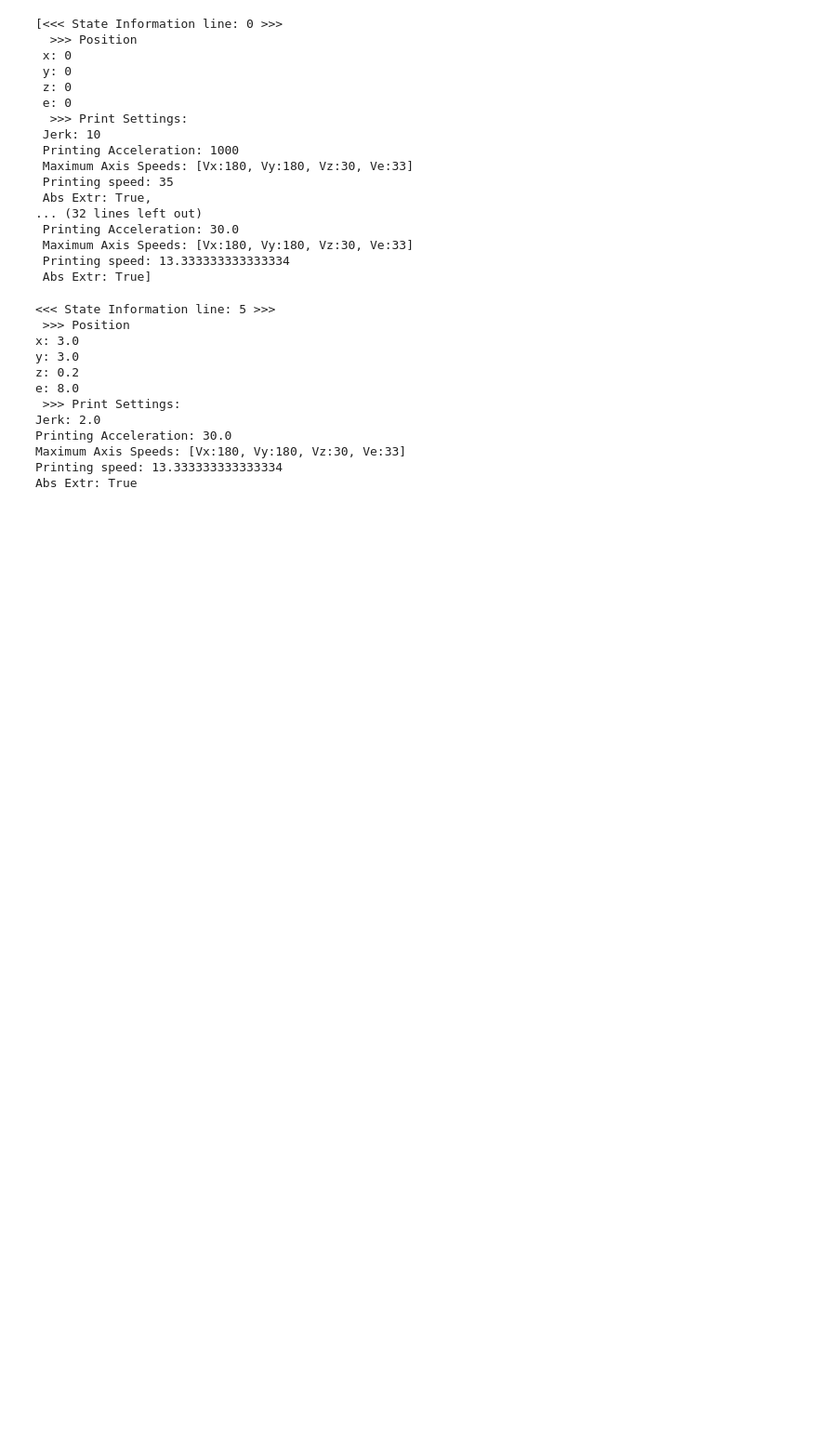
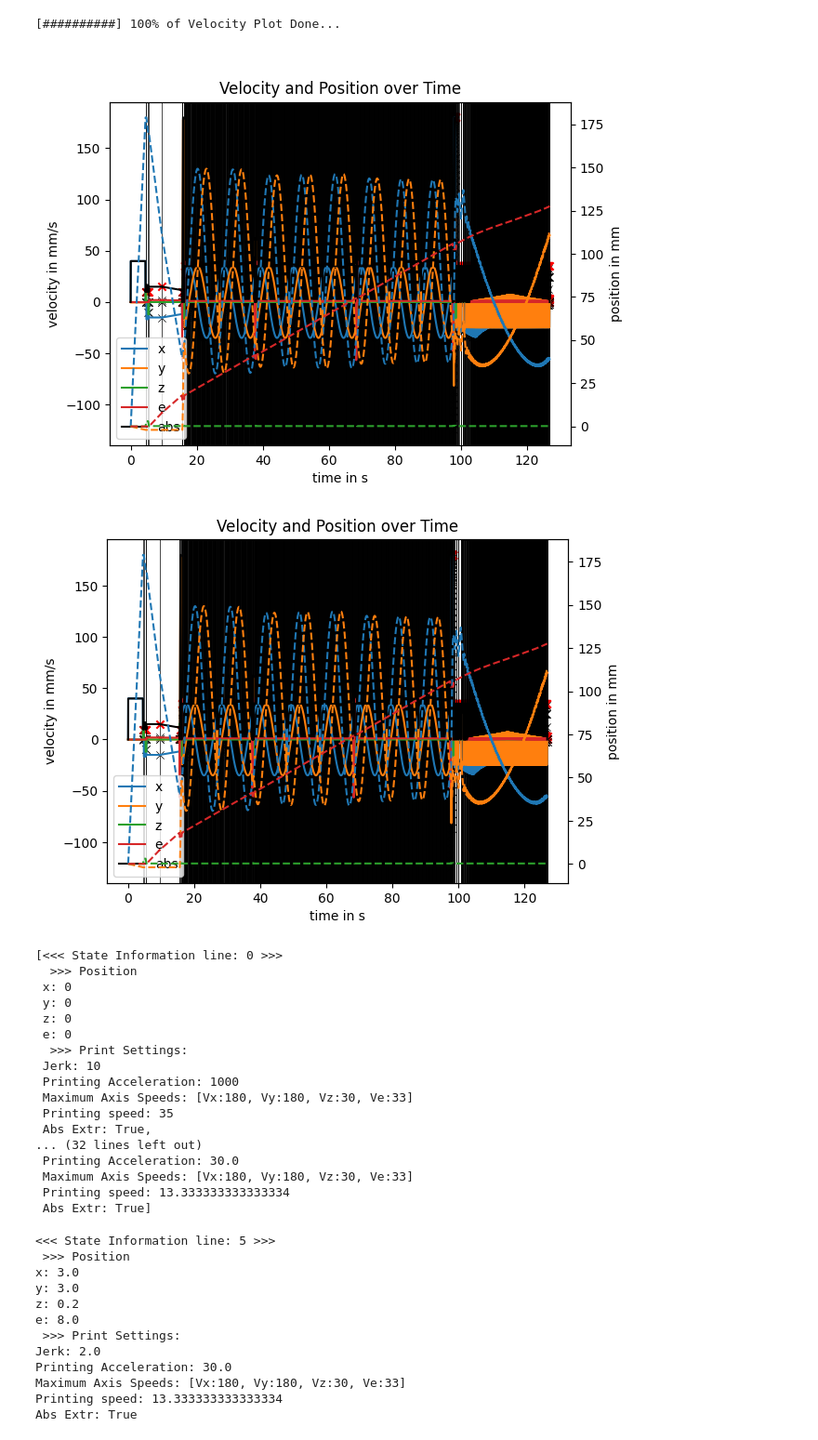
Before and after one commit to FAST-LB/pyGCodeDecode, a Jupyter notebook: example/debugging.ipynb, the cells around one changed output. Shown: that part at 93% size. Drawn from its saved outputs; the diff is of its cells as text; code cells hidden in the pictures; blank space fills up the shorter version.

```diff
--- a/example/debugging.ipynb
+++ b/example/debugging.ipynb
@@ -53,3 +59,9 @@ new = gcode_interpreter.simulate(filename=r"test.gcode",printer=anisoprint_A4,in
+# %%
+new.plot_vel(show=True,filename=False)
+# %% [output]
+[##########] 100% of Velocity Plot Done...
+[figure, added]
+[figure, added]
 # %%
 new.states
 # %% [output]
```
Also changed, not shown: parts of 2 cells of this notebook, 3 other files.
